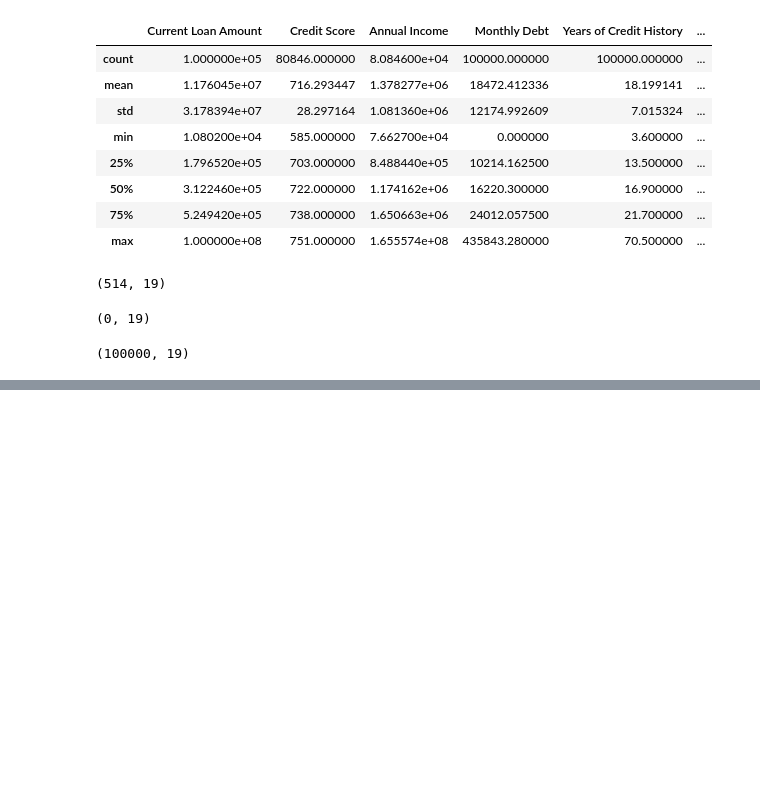
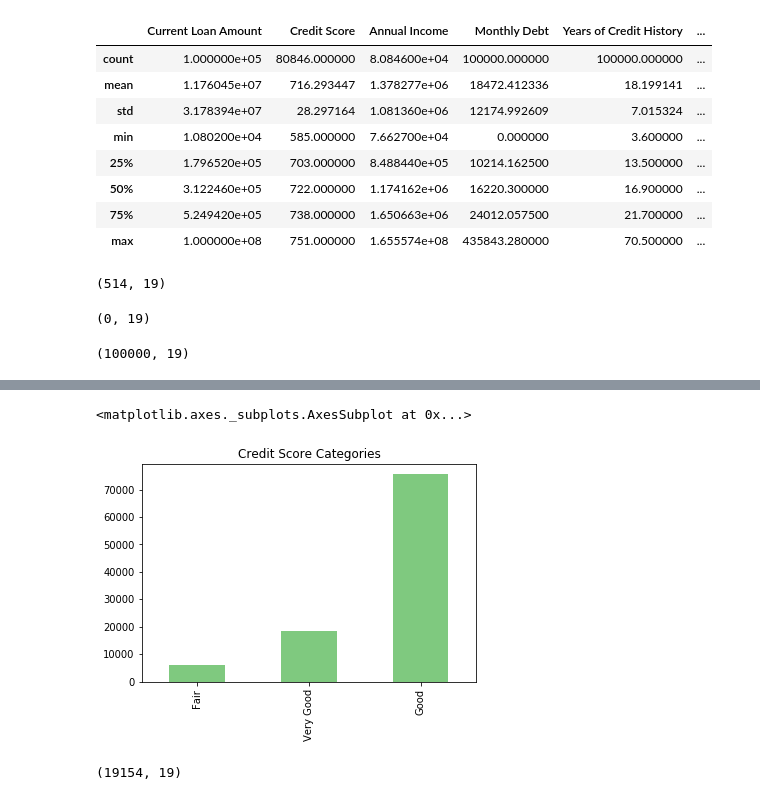
Before and after one commit to vaibhav2610/Credit-risk-analysis, a Jupyter notebook: CreditRisk.ipynb, the cells around one changed output, grey strips where cells are left out. Drawn from its saved outputs; the diff is of its cells as text; code cells hidden in the pictures; blank space fills up the shorter version.

```diff
--- a/CreditRisk.ipynb
+++ b/CreditRisk.ipynb
@@ -76,0 +154,5 @@ df.shape
+# %%
+#replace calculated averages in the main DataFrame
+df.loc[(df.Term==0) & (df["Credit Score"].isnull()),"Credit Score"] = stermAvg
+df.loc[(df.Term==1) & (df["Credit Score"].isnull()),"Credit Score"] = ltermAvg
+df.head(10)
@@ -76,0 +171,20 @@ df.shape
+# %%
+#Categorizing Credit score into different ranges
+
+df["Credit Score"] = df["Credit Score"].apply(lambda val: "Poor" if np.isreal(val) and val<580 else val)
+df["Credit Score"] = df["Credit Score"].apply(lambda val: "Fair" if np.isreal(val) and (val>=580 and val<670) else val)
+df["Credit Score"] = df["Credit Score"].apply(lambda val: "Good" if np.isreal(val) and (val>=670 and val<740) else val)
+df["Credit Score"] = df["Credit Score"].apply(lambda val: "Very Good" if np.isreal(val) and (val>=740 and val<800) else val)
+df["Credit Score"] = df["Credit Score"].apply(lambda val: "Exceptional" if np.isreal(val) and (val>=800 and val <=850) else val)
+# %%
+df["Credit Score"].value_counts().sort_values(ascending = True).plot(kind = "bar",title = "Credit Score Categories",colormap = "Accent")
+# %% [output]
+<matplotlib.axes._subplots.AxesSubplot at 0x...>
+[figure, added]
+# %%
+#df.head()
+#checking null values in Annual Income Column
+
+df[df["Annual Income"].isnull()].shape
+# %% [output]
+(19154, 19)
```
Also changed, not shown: parts of 16 cells of this notebook.
